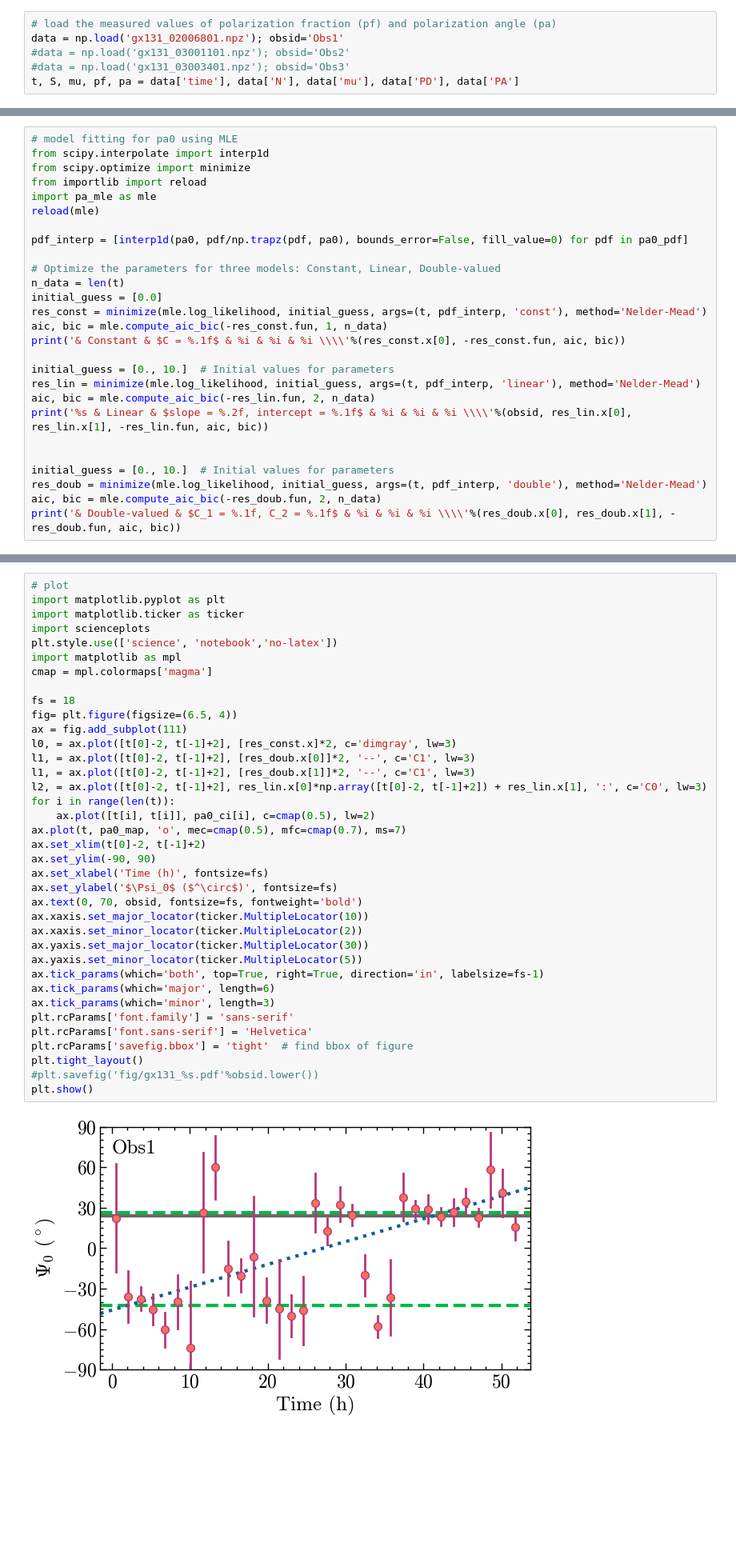
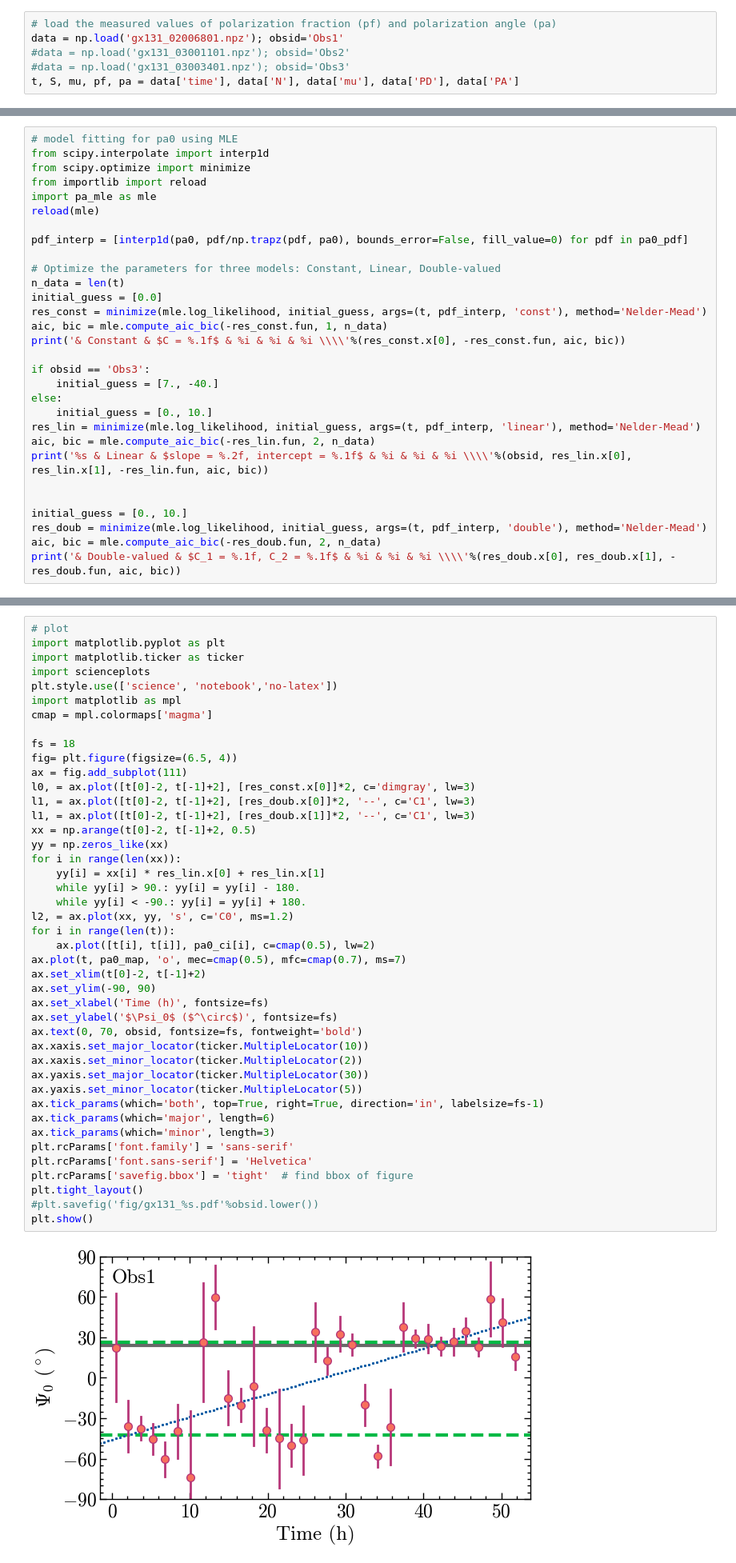
Before and after one commit to hli-astroph/PolarimetryBayes, a Jupyter notebook: GX13+1.ipynb, the cells around one changed output, grey strips where cells are left out. Shown at 80% size. Saved outputs shown, nothing was run; the diff lists cells and outputs as text; blank space fills up the shorter version.

```diff
--- a/GX13+1.ipynb
+++ b/GX13+1.ipynb
@@ -42,13 +42,16 @@ res_const = minimize(mle.log_likelihood, initial_guess, args=(t, pdf_interp, 'co
 aic, bic = mle.compute_aic_bic(-res_const.fun, 1, n_data)
 print('& Constant & $C = %.1f$ & %i & %i & %i \\\\'%(res_const.x[0], -res_const.fun, aic, bic))
 
-initial_guess = [0., 10.]  # Initial values for parameters
+if obsid == 'Obs3':
+    initial_guess = [7., -40.]
+else:
+    initial_guess = [0., 10.]
 res_lin = minimize(mle.log_likelihood, initial_guess, args=(t, pdf_interp, 'linear'), method='Nelder-Mead')
 aic, bic = mle.compute_aic_bic(-res_lin.fun, 2, n_data)
 print('%s & Linear & $slope = %.2f, intercept = %.1f$ & %i & %i & %i \\\\'%(obsid, res_lin.x[0], res_lin.x[1], -res_lin.fun, aic, bic))
 
 
-initial_guess = [0., 10.]  # Initial values for parameters
+initial_guess = [0., 10.]
 res_doub = minimize(mle.log_likelihood, initial_guess, args=(t, pdf_interp, 'double'), method='Nelder-Mead')
 aic, bic = mle.compute_aic_bic(-res_doub.fun, 2, n_data)
 print('& Double-valued & $C_1 = %.1f, C_2 = %.1f$ & %i & %i & %i \\\\'%(res_doub.x[0], res_doub.x[1], -res_doub.fun, aic, bic))
@@ -65,33 +68,39 @@ plt.style.use(['science', 'notebook','no-latex'])
 import matplotlib as mpl
 cmap = mpl.colormaps['magma']
 
 fs = 18
 fig= plt.figure(figsize=(6.5, 4))
 ax = fig.add_subplot(111)
-l0, = ax.plot([t[0]-2, t[-1]+2], [res_const.x]*2, c='dimgray', lw=3)
+l0, = ax.plot([t[0]-2, t[-1]+2], [res_const.x[0]]*2, c='dimgray', lw=3)
 l1, = ax.plot([t[0]-2, t[-1]+2], [res_doub.x[0]]*2, '--', c='C1', lw=3)
 l1, = ax.plot([t[0]-2, t[-1]+2], [res_doub.x[1]]*2, '--', c='C1', lw=3)
-l2, = ax.plot([t[0]-2, t[-1]+2], res_lin.x[0]*np.array([t[0]-2, t[-1]+2]) + res_lin.x[1], ':', c='C0', lw=3)
+xx = np.arange(t[0]-2, t[-1]+2, 0.5)
+yy = np.zeros_like(xx)
+for i in range(len(xx)):
+    yy[i] = xx[i] * res_lin.x[0] + res_lin.x[1]
+    while yy[i] > 90.: yy[i] = yy[i] - 180.
+    while yy[i] < -90.: yy[i] = yy[i] + 180.
+l2, = ax.plot(xx, yy, 's', c='C0', ms=1.2)
 for i in range(len(t)):
     ax.plot([t[i], t[i]], pa0_ci[i], c=cmap(0.5), lw=2)
 ax.plot(t, pa0_map, 'o', mec=cmap(0.5), mfc=cmap(0.7), ms=7)
 ax.set_xlim(t[0]-2, t[-1]+2)
 ax.set_ylim(-90, 90)
 ax.set_xlabel('Time (h)', fontsize=fs)
 ax.set_ylabel('$\Psi_0$ ($^\circ$)', fontsize=fs)
 ax.text(0, 70, obsid, fontsize=fs, fontweight='bold')
 ax.xaxis.set_major_locator(ticker.MultipleLocator(10))
 ax.xaxis.set_minor_locator(ticker.MultipleLocator(2))
 ax.yaxis.set_major_locator(ticker.MultipleLocator(30))
 ax.yaxis.set_minor_locator(ticker.MultipleLocator(5))
 ax.tick_params(which='both', top=True, right=True, direction='in', labelsize=fs-1)
 ax.tick_params(which='major', length=6)
 ax.tick_params(which='minor', length=3)
 plt.rcParams['font.family'] = 'sans-serif'
 plt.rcParams['font.sans-serif'] = 'Helvetica'
 plt.rcParams['savefig.bbox'] = 'tight'  # find bbox of figure
 plt.tight_layout()
 #plt.savefig('fig/gx131_%s.pdf'%obsid.lower())
 plt.show()
 # %% [output]
-[figure, old version]
+[figure, new version]
```
Also changed, not shown: parts of 1 cell of this notebook, 5 other files.
